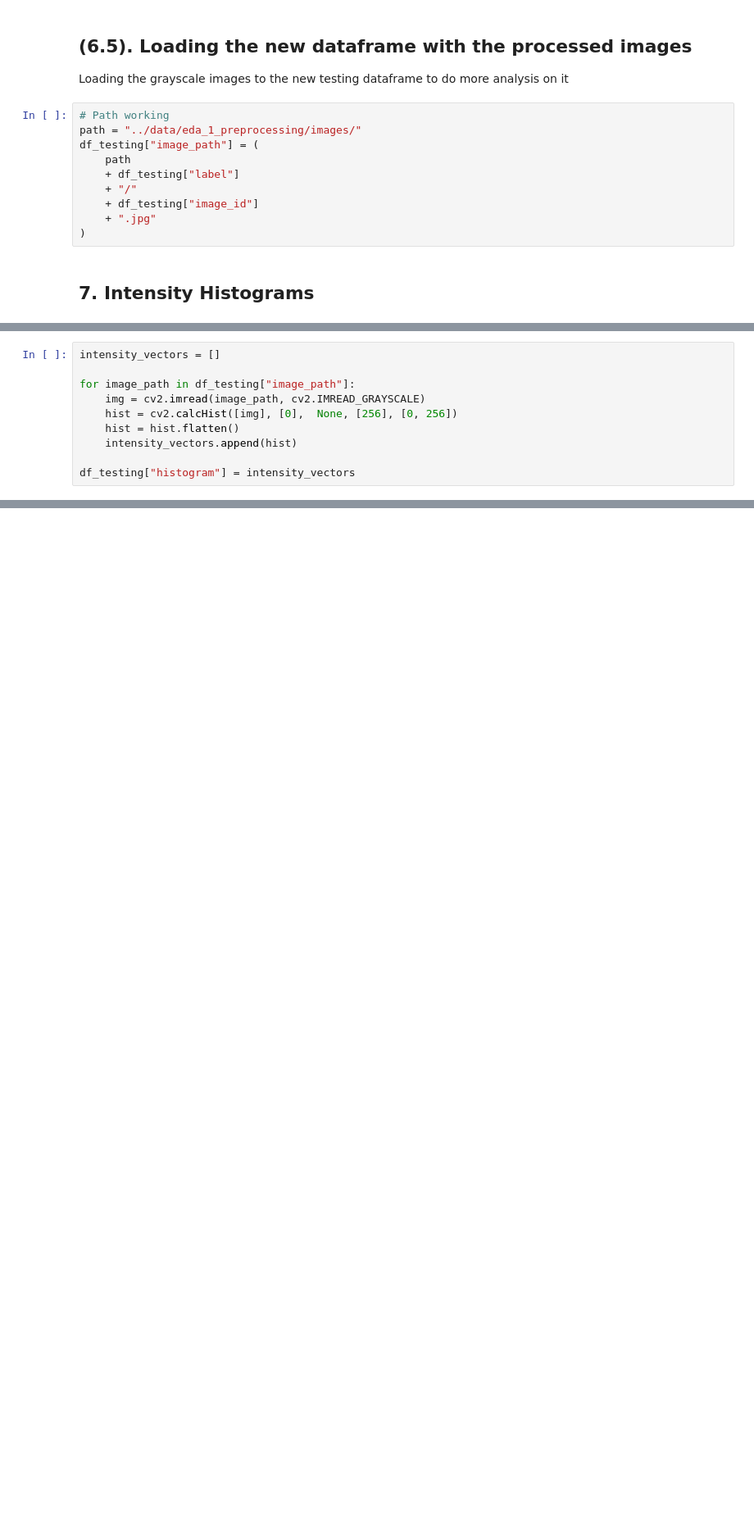
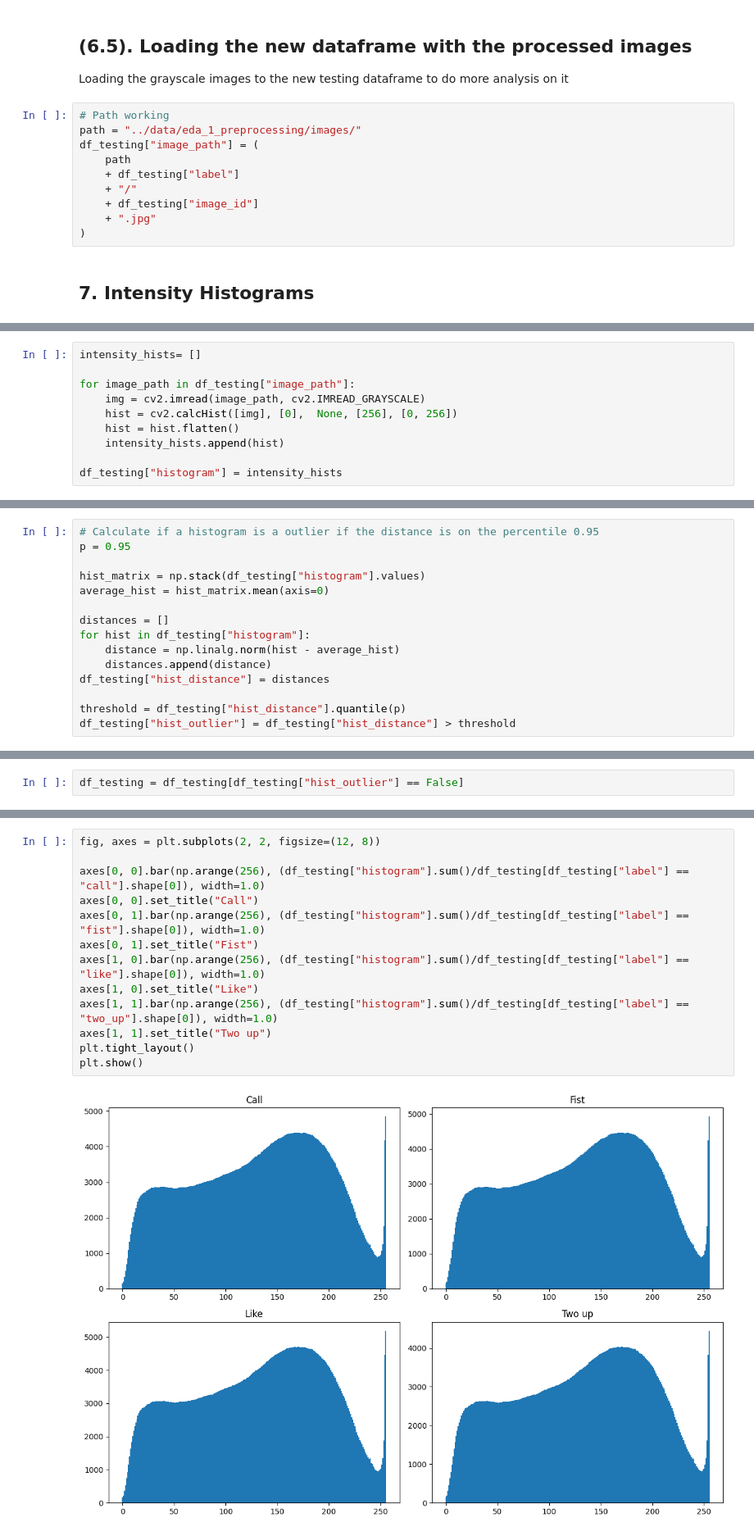
Before and after one commit to DiegoMucha/WaveSlide, a Jupyter notebook: notebooks/01_data_understanding.ipynb, the cells around one changed output, grey strips where cells are left out. Shown at 82% size. Cells and saved outputs as stored; diff of their text form; blank space fills up the shorter version.

```diff
--- a/notebooks/01_data_understanding.ipynb
+++ b/notebooks/01_data_understanding.ipynb
@@ -323,10 +323,10 @@ df_testing["image_path"] = (
 # %%
-intensity_vectors = []
+intensity_hists= []
 
 for image_path in df_testing["image_path"]:
     img = cv2.imread(image_path, cv2.IMREAD_GRAYSCALE)
     hist = cv2.calcHist([img], [0],  None, [256], [0, 256])
     hist = hist.flatten()
-    intensity_vectors.append(hist)
+    intensity_hists.append(hist)
 
-df_testing["histogram"] = intensity_vectors
+df_testing["histogram"] = intensity_hists
@@ -440,0 +336,15 @@ plt.show()
+# %%
+# Calculate if a histogram is a outlier if the distance is on the percentile 0.95
+p = 0.95
+
+hist_matrix = np.stack(df_testing["histogram"].values)
+average_hist = hist_matrix.mean(axis=0)
+
+distances = []
+for hist in df_testing["histogram"]:
+    distance = np.linalg.norm(hist - average_hist)
+    distances.append(distance)
+df_testing["hist_distance"] = distances
+
+threshold = df_testing["hist_distance"].quantile(p)
+df_testing["hist_outlier"] = df_testing["hist_distance"] > threshold
@@ -440,0 +365,2 @@ plt.show()
+# %%
+df_testing = df_testing[df_testing["hist_outlier"] == False]
@@ -440,0 +369,15 @@ plt.show()
+# %%
+fig, axes = plt.subplots(2, 2, figsize=(12, 8))
+
+axes[0, 0].bar(np.arange(256), (df_testing["histogram"].sum()/df_testing[df_testing["label"] == "call"].shape[0]), width=1.0)
+axes[0, 0].set_title("Call")
+axes[0, 1].bar(np.arange(256), (df_testing["histogram"].sum()/df_testing[df_testing["label"] == "fist"].shape[0]), width=1.0)
+axes[0, 1].set_title("Fist")
+axes[1, 0].bar(np.arange(256), (df_testing["histogram"].sum()/df_testing[df_testing["label"] == "like"].shape[0]), width=1.0)
+axes[1, 0].set_title("Like")
+axes[1, 1].bar(np.arange(256), (df_testing["histogram"].sum()/df_testing[df_testing["label"] == "two_up"].shape[0]), width=1.0)
+axes[1, 1].set_title("Two up")
+plt.tight_layout()
+plt.show()
+# %% [output]
+[figure, added]
```
Also changed, not shown: parts of 27 cells of this notebook.
